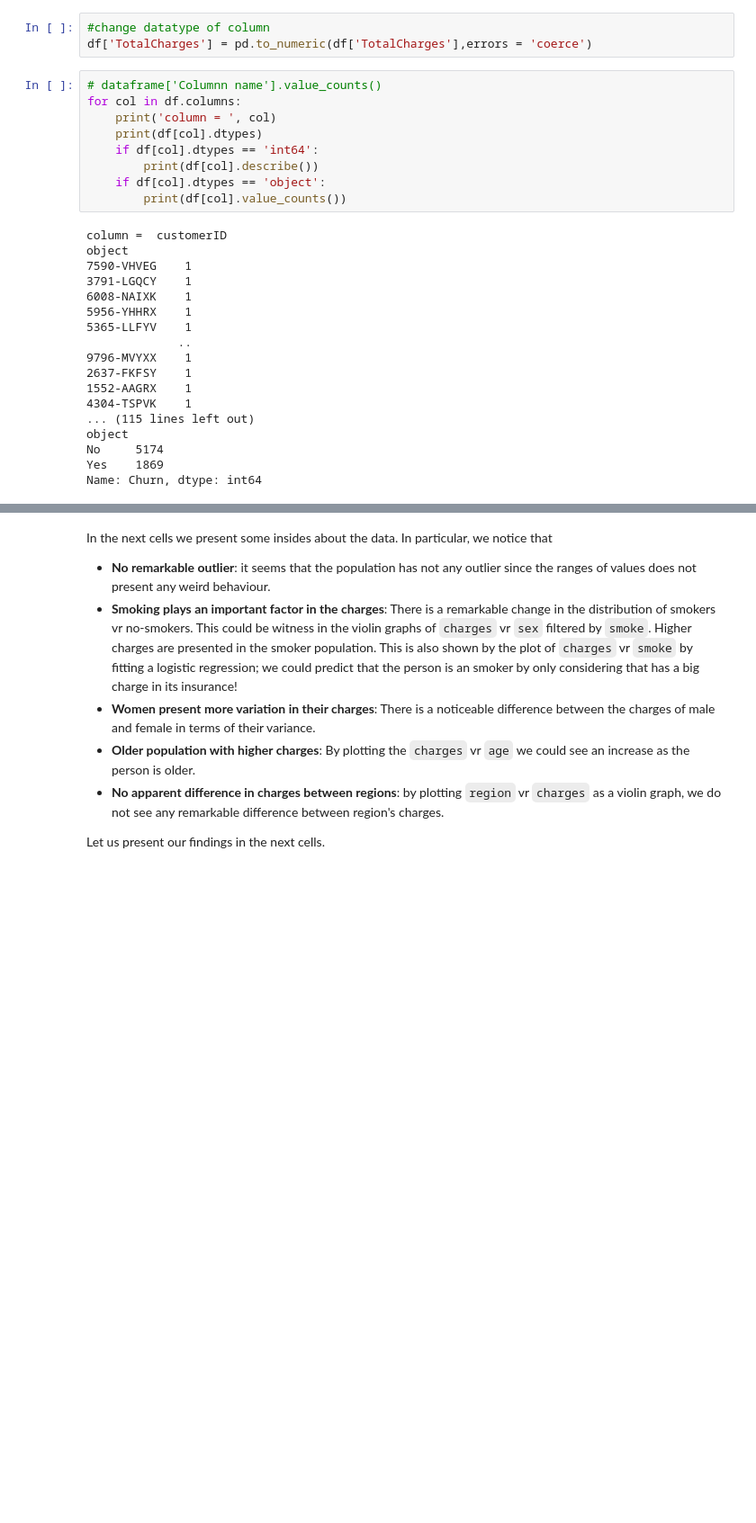
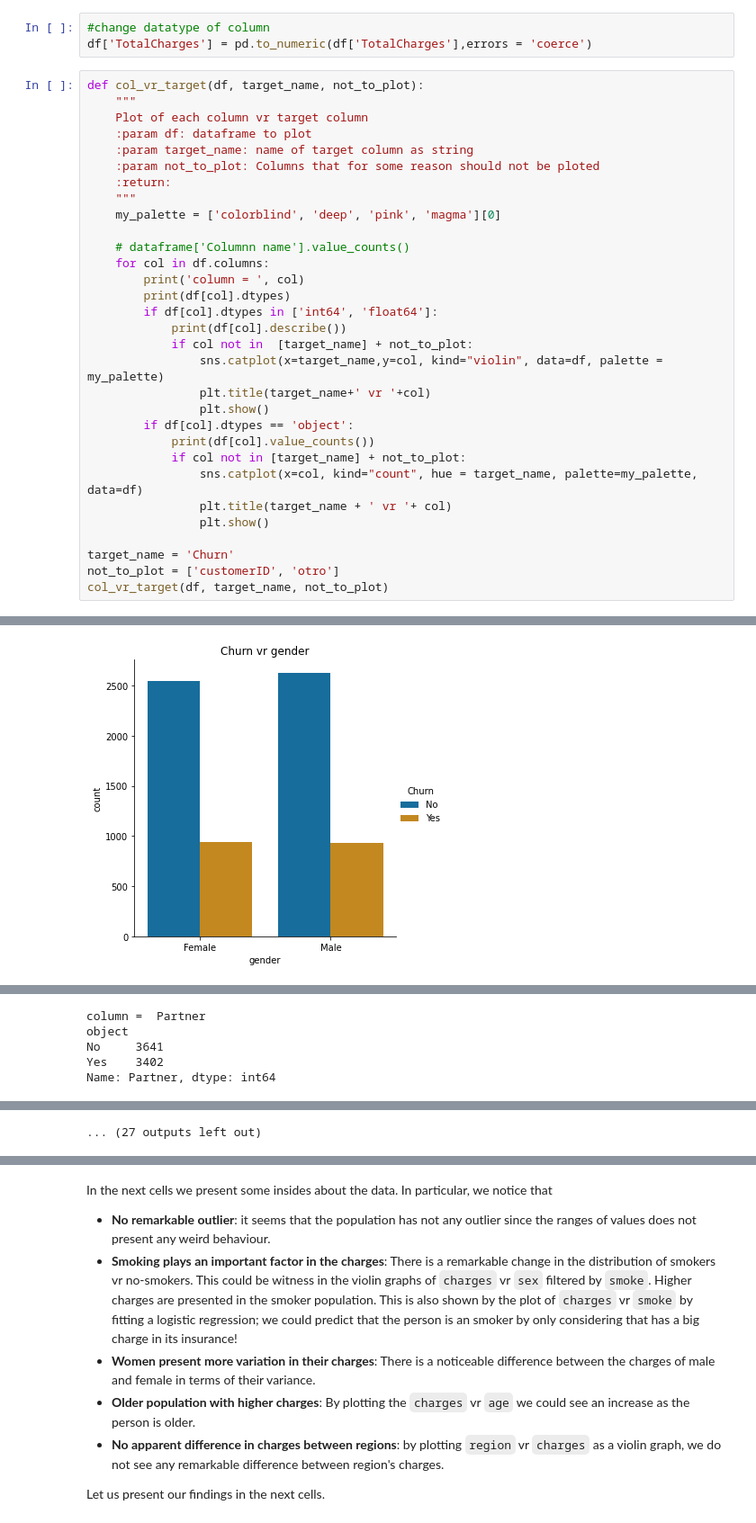
Before and after one commit to ArrigoCoen/IBM_Churn, a Jupyter notebook: Churm_prediction.ipynb, the cells around one changed output, grey strips where cells are left out. Shown at 90% size. Saved outputs shown, nothing was run; the diff lists cells and outputs as text; blank space fills up the shorter version.

```diff
--- a/Churm_prediction.ipynb
+++ b/Churm_prediction.ipynb
@@ -122,30 +124,35 @@ Let us fix this issues in the next cell.
 # %%
 #change datatype of column
 df['TotalCharges'] = pd.to_numeric(df['TotalCharges'],errors = 'coerce')
-# %%
-# dataframe['Columnn name'].value_counts()
-for col in df.columns:
-    print('column = ', col)
-    print(df[col].dtypes)
-    if df[col].dtypes == 'int64':
-        print(df[col].describe())
-    if df[col].dtypes == 'object':
-        print(df[col].value_counts())
-# %% [output]
-column =  customerID
-object
-7590-VHVEG    1
-3791-LGQCY    1
-6008-NAIXK    1
-5956-YHHRX    1
-5365-LLFYV    1
-             ..
-9796-MVYXX    1
-2637-FKFSY    1
-1552-AAGRX    1
-4304-TSPVK    1
-... (115 lines left out)
-object
-No     5174
-Yes    1869
-Name: Churn, dtype: int64
+# %%
+def col_vr_target(df, target_name, not_to_plot):
+    """
+    Plot of each column vr target column
+    :param df: dataframe to plot
+    :param target_name: name of target column as string
+    :param not_to_plot: Columns that for some reason should not be ploted
+    :return:
+    """
+    my_palette = ['colorblind', 'deep', 'pink', 'magma'][0]
+
+    # dataframe['Columnn name'].value_counts()
+    for col in df.columns:
+        print('column = ', col)
+        print(df[col].dtypes)
+        if df[col].dtypes in ['int64', 'float64']:
+            print(df[col].describe())
+            if col not in  [target_name] + not_to_plot:
+                sns.catplot(x=target_name,y=col, kind="violin", data=df, palette = my_palette)
+                plt.title(target_name+' vr '+col)
+                plt.show()
+        if df[col].dtypes == 'object':
+            print(df[col].value_counts())
+            if col not in [target_name] + not_to_plot:
+                sns.catplot(x=col, kind="count", hue = target_name, palette=my_palette, data=df)
+                plt.title(target_name + ' vr '+ col)
+                plt.show()
+
+target_name = 'Churn'
+not_to_plot = ['customerID', 'otro']
+col_vr_target(df, target_name, not_to_plot)
+# %% [output]
@@ -151,0 +178 @@ Name: Churn, dtype: int64
+[figure, added]
@@ -151,0 +191,5 @@ Name: Churn, dtype: int64
+column =  Partner
+object
+No     3641
+Yes    3402
+Name: Partner, dtype: int64
@@ -151,0 +221 @@ Name: Churn, dtype: int64
+... (27 outputs left out)
```
Also changed, not shown: parts of 14 cells of this notebook, 2 other files.
